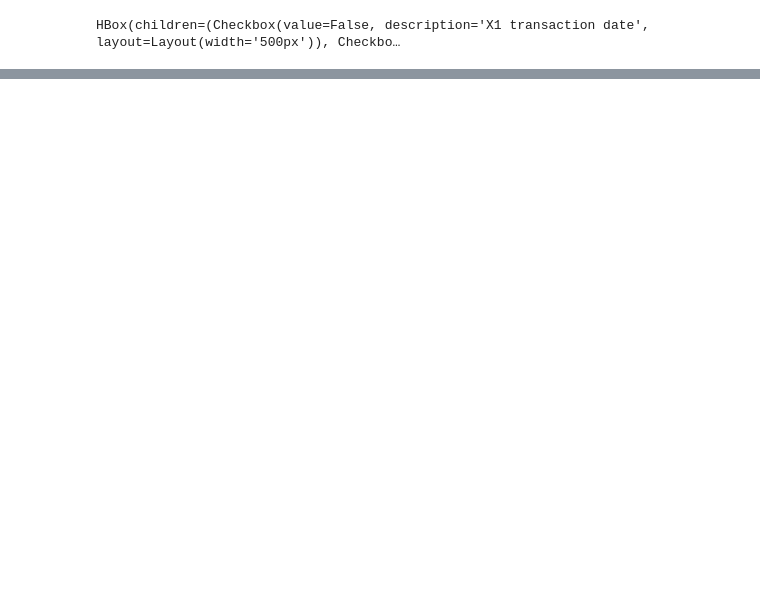
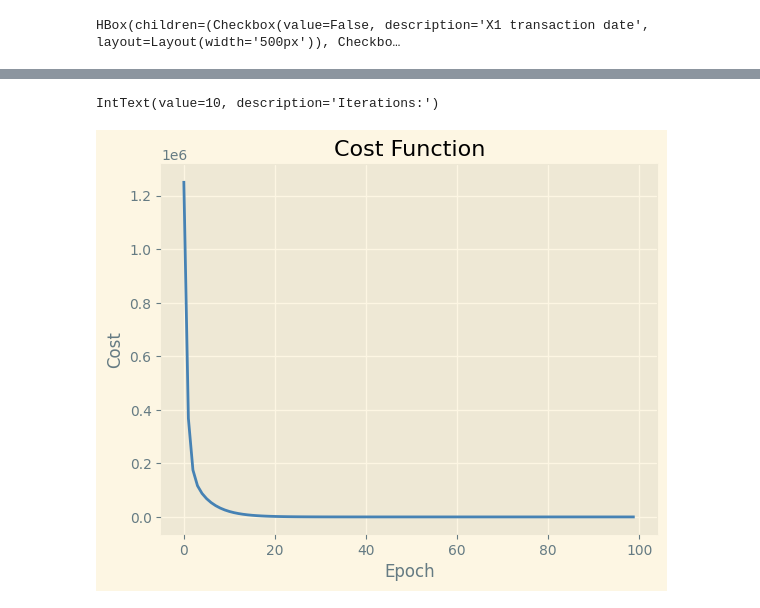
Before and after one commit to Peraza32/RoadInMachineLearning, a Jupyter notebook: LinearRegression/TareaML_VictorPeraza.ipynb, the cells around one changed output, grey strips where cells are left out. Cells and saved outputs as stored; diff of their text form; code cells hidden in the pictures; blank space fills up the shorter version.

```diff
--- a/LinearRegression/TareaML_VictorPeraza.ipynb
+++ b/LinearRegression/TareaML_VictorPeraza.ipynb
@@ -109,15 +283,15 @@ def cost_j(theta, h, y):
 # %%
-alpha = widgets.FloatSlider(
-    value=5,
-    min=0,
-    max=100.0,
-    step=0.1,
-    description='Valor de alpha',
+alpha_widget = widgets.FloatSlider(
+    value=0.000005,
+    min=0.0000001,
+    max=0.00001,
+    step=0.0000001,
+    description='Alpha',
     disabled=False,
     continuous_update=False,
     orientation='horizontal',
     readout=True,
-    readout_format='.1f',
+    readout_format='.7f',
 )
-display(alpha)
+display(alpha_widget)
 # %% [output]
@@ -149,0 +299,9 @@ def update_data(theta_j, alpha, A, h, y):
+# %%
+iters =widgets.IntText(
+    value=10,
+    description='Iterations:',
+    disabled=False
+)
+display(iters)
+# %% [output]
+IntText(value=10, description='Iterations:')
@@ -149,0 +357,22 @@ def update_data(theta_j, alpha, A, h, y):
+# %%
+def main(alpha, options, iters):
+   # Validation of parameters
+    alpha_input = alpha_widget.value
+    options_input = [option.description for option in options_widget if option.value]
+    max_iters_input = iters.value
+
+
+    n = len(options_input)
+    #Initialization of variables
+    theta = [random() for _ in range(n+1)]
+    ones = np.ones((len(data),1))
+    x_variables = np.column_stack([data[param] for param in options_input])
+    y = data['Y house price of unit area']
+    A = np.column_stack((x_variables,ones))
+
+
+    gradient_descent(alpha_input,max_iters_input,A,theta,y)
+# %%
+main(alpha_widget,options_widget,iters)
+# %% [output]
+[figure, added]
```
Also changed, not shown: parts of 32 cells of this notebook.
